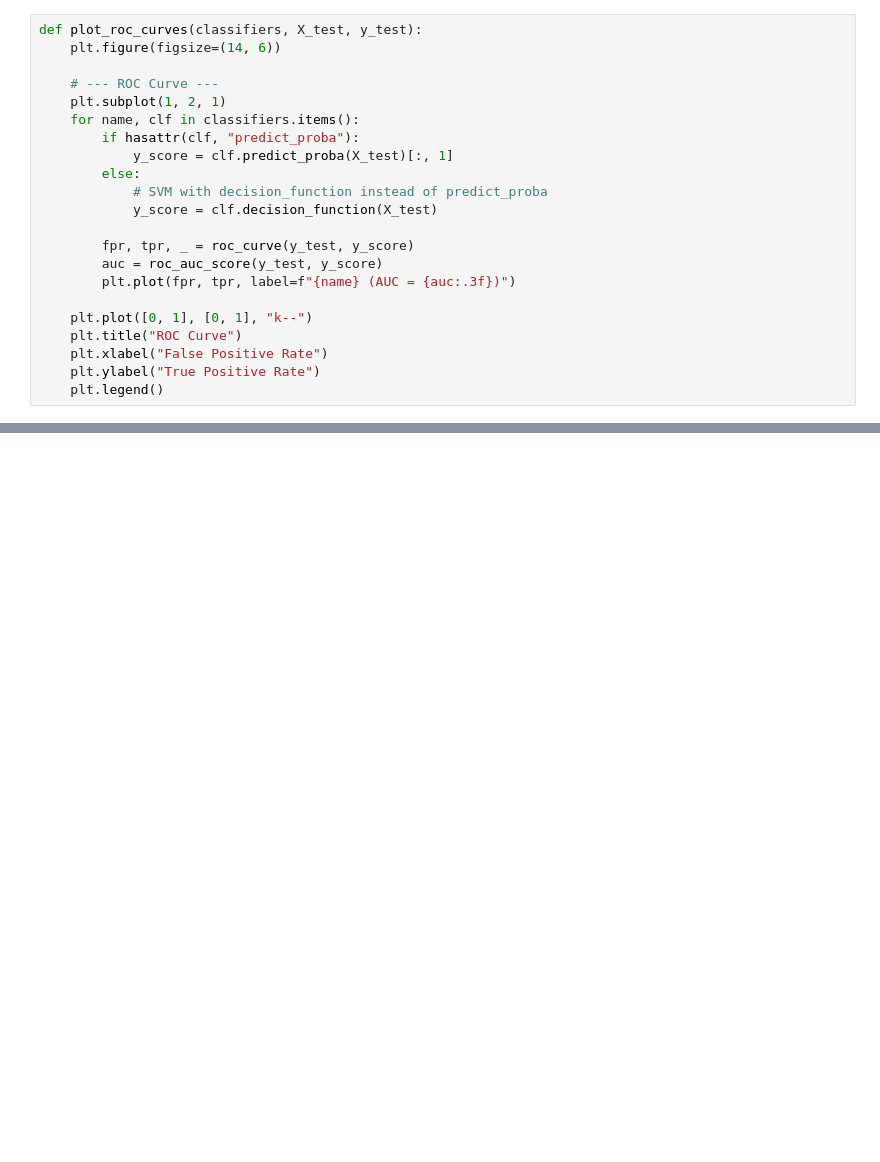
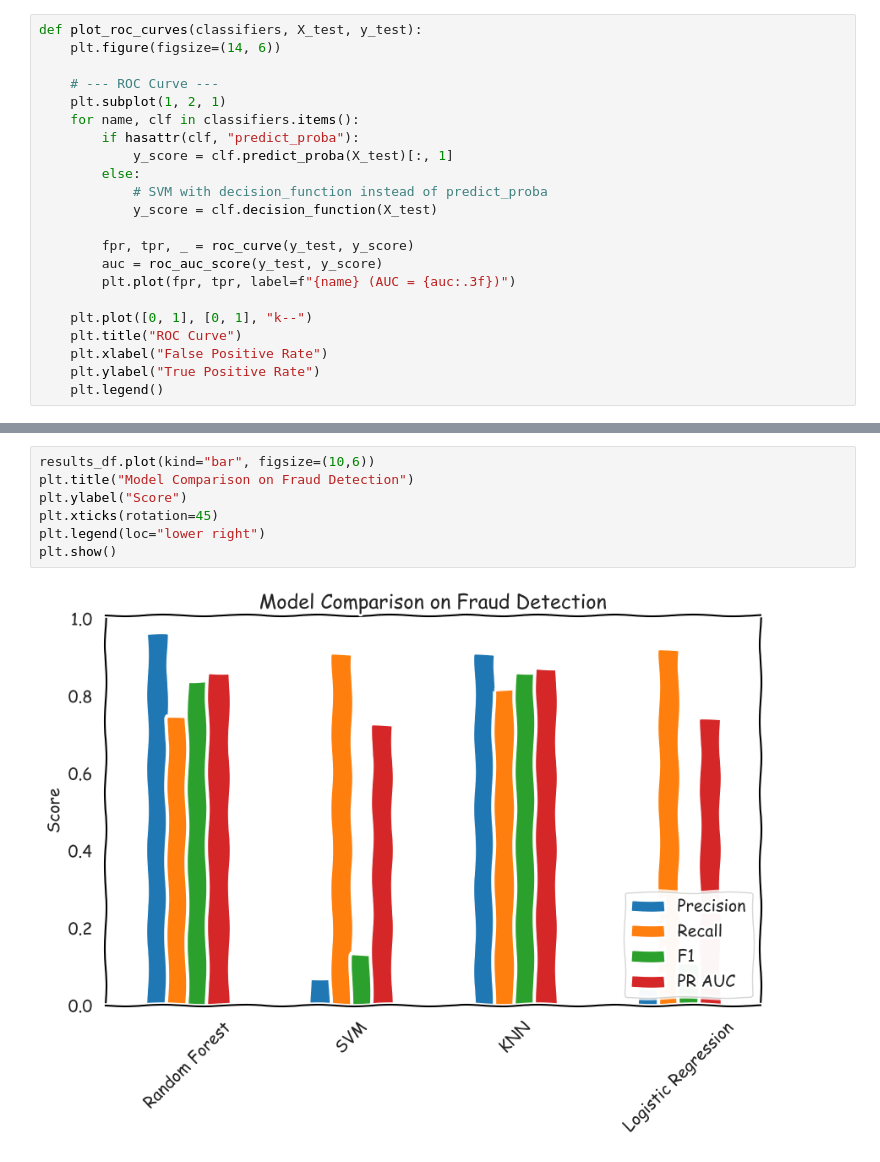
Before and after one commit to Thuvii/dataMining, a Jupyter notebook: project2/project2.ipynb, the cells around one changed output, grey strips where cells are left out. Saved outputs shown, nothing was run; the diff lists cells and outputs as text; blank space fills up the shorter version.

```diff
--- a/project2/project2.ipynb
+++ b/project2/project2.ipynb
@@ -339,0 +263,9 @@ Logistic Regression   0.057878  0.918367  0.108893  0.740037
+# %%
+results_df.plot(kind="bar", figsize=(10,6))
+plt.title("Model Comparison on Fraud Detection")
+plt.ylabel("Score")
+plt.xticks(rotation=45)
+plt.legend(loc="lower right")
+plt.show()
+# %% [output]
+[figure, added]
```
Also changed, not shown: parts of 14 cells of this notebook, 1 other file.
